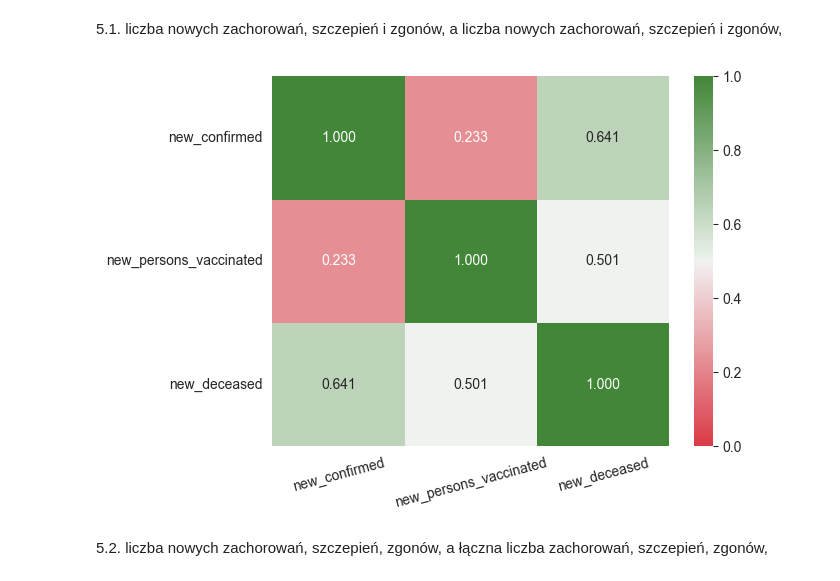
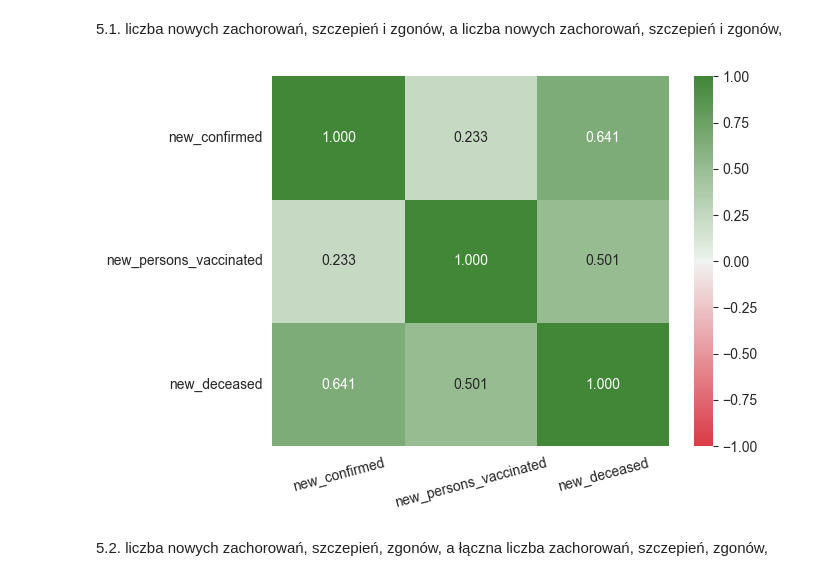
Before and after one commit to qmacdom/BigData, a Jupyter notebook: zad2.ipynb, the cells around one changed output. Cells and saved outputs as stored; diff of their text form; code cells hidden in the pictures.

```diff
--- a/zad2.ipynb
+++ b/zad2.ipynb
@@ -642,19 +708,20 @@ data_for_5 = pd.read_csv('results\\prepared_for_2_5_ex.csv')
 # %%
 data_for_5_1 = data_for_5[
     ['new_confirmed', 'new_persons_vaccinated', 'new_deceased']]
 data_for_5_1_corr = data_for_5_1.corr()
 axis_corr = sns.heatmap(
     data_for_5_1_corr,
     cmap=sns.diverging_palette(10, 125, n=5000),
     annot=True,
-    vmin=0,
     fmt=".3f",
+    vmax=1,
+    vmin=-1,
 )
 plt.xticks(rotation=15)
 
 plt.show()
 # %% [output]
-[figure, old version]
+[figure, new version]
 # %% [markdown]
 5.2. liczba nowych zachorowań, szczepień, zgonów, a łączna liczba zachorowań, szczepień, zgonów,
 # %%
```
Also changed, not shown: parts of 16 cells of this notebook.
